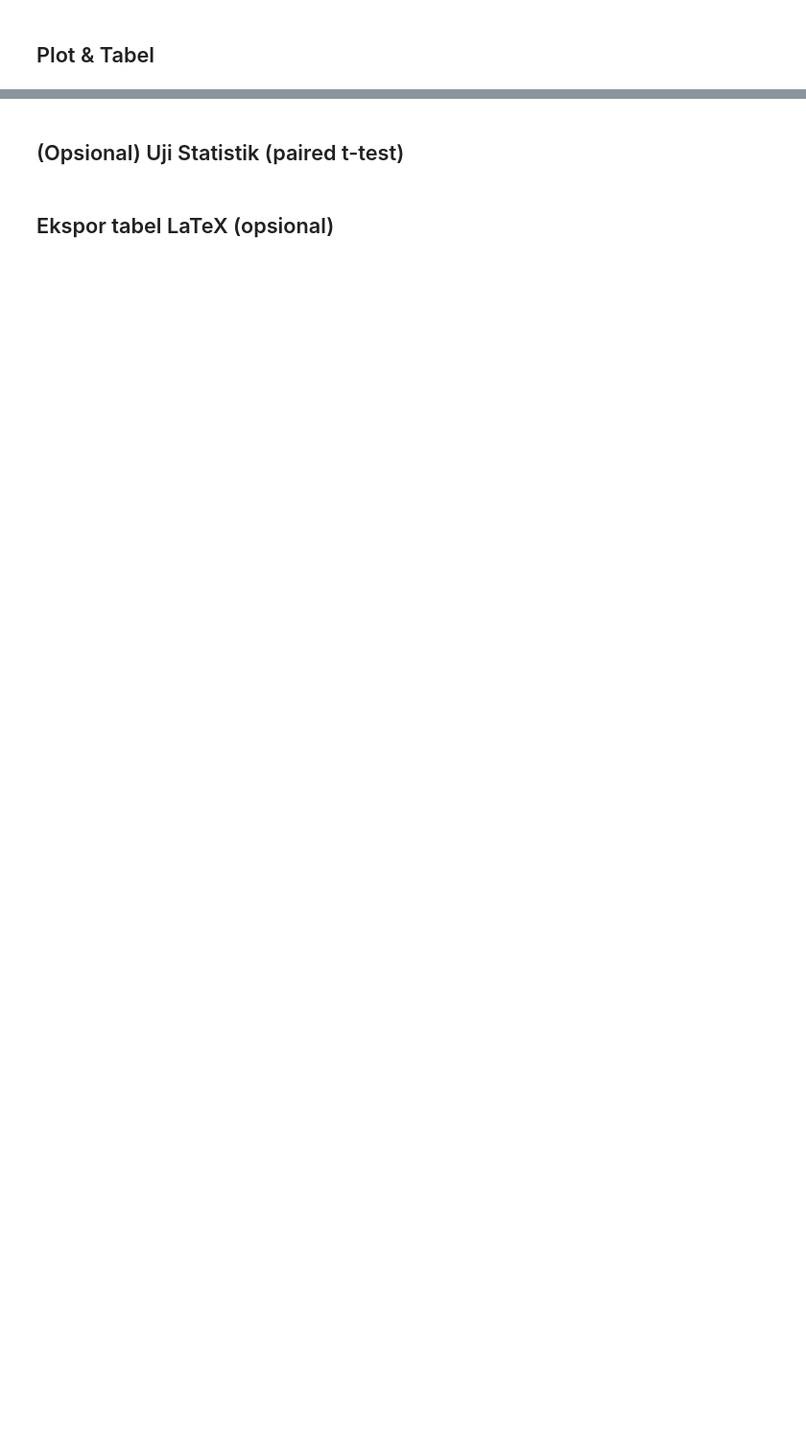
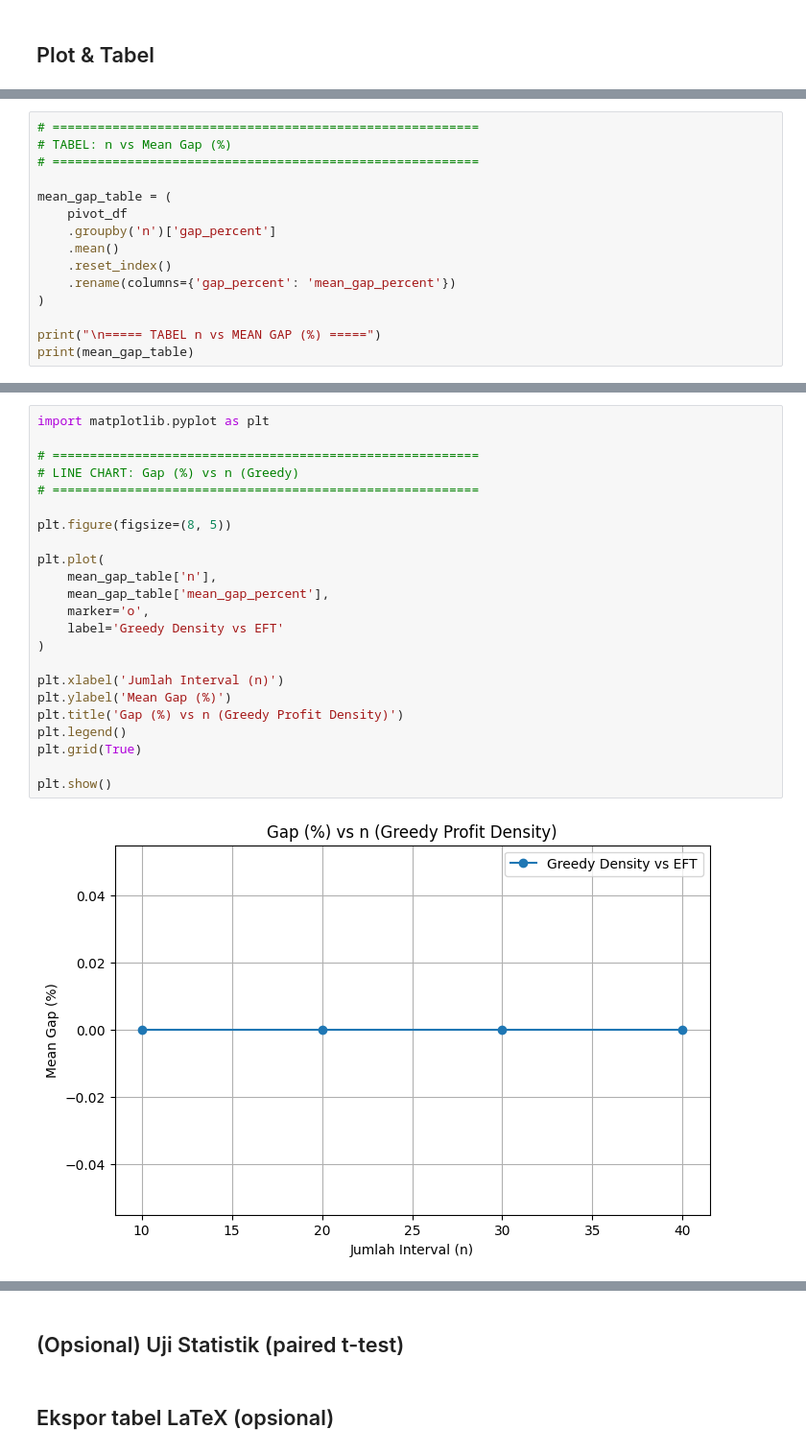
Before and after one commit to rrrambatsigma/DAA_Kelompok4_KelasA_IntSched, a Jupyter notebook: notebook/02 Bentuk Jupyter file dengan break .ipynb, the cells around one changed output, grey strips where cells are left out. Shown: that part at 96% size. Cells and saved outputs as stored; diff of their text form; blank space fills up the shorter version.

```diff
--- a/notebook/02 Bentuk Jupyter file dengan break .ipynb
+++ b/notebook/02 Bentuk Jupyter file dengan break .ipynb
@@ -675,0 +920,15 @@ ProfitDensity     11.690480        9.670156
+# %%
+# =========================================================
+# TABEL: n vs Mean Gap (%)
+# =========================================================
+
+mean_gap_table = (
+    pivot_df
+    .groupby('n')['gap_percent']
+    .mean()
+    .reset_index()
+    .rename(columns={'gap_percent': 'mean_gap_percent'})
+)
+
+print("\n===== TABEL n vs MEAN GAP (%) =====")
+print(mean_gap_table)
@@ -675,0 +942,25 @@ ProfitDensity     11.690480        9.670156
+# %%
+import matplotlib.pyplot as plt
+
+# =========================================================
+# LINE CHART: Gap (%) vs n (Greedy)
+# =========================================================
+
+plt.figure(figsize=(8, 5))
+
+plt.plot(
+    mean_gap_table['n'],
+    mean_gap_table['mean_gap_percent'],
+    marker='o',
+    label='Greedy Density vs EFT'
+)
+
+plt.xlabel('Jumlah Interval (n)')
+plt.ylabel('Mean Gap (%)')
+plt.title('Gap (%) vs n (Greedy Profit Density)')
+plt.legend()
+plt.grid(True)
+
+plt.show()
+# %% [output]
+[figure, added]
```
Also changed, not shown: parts of 42 cells of this notebook.
